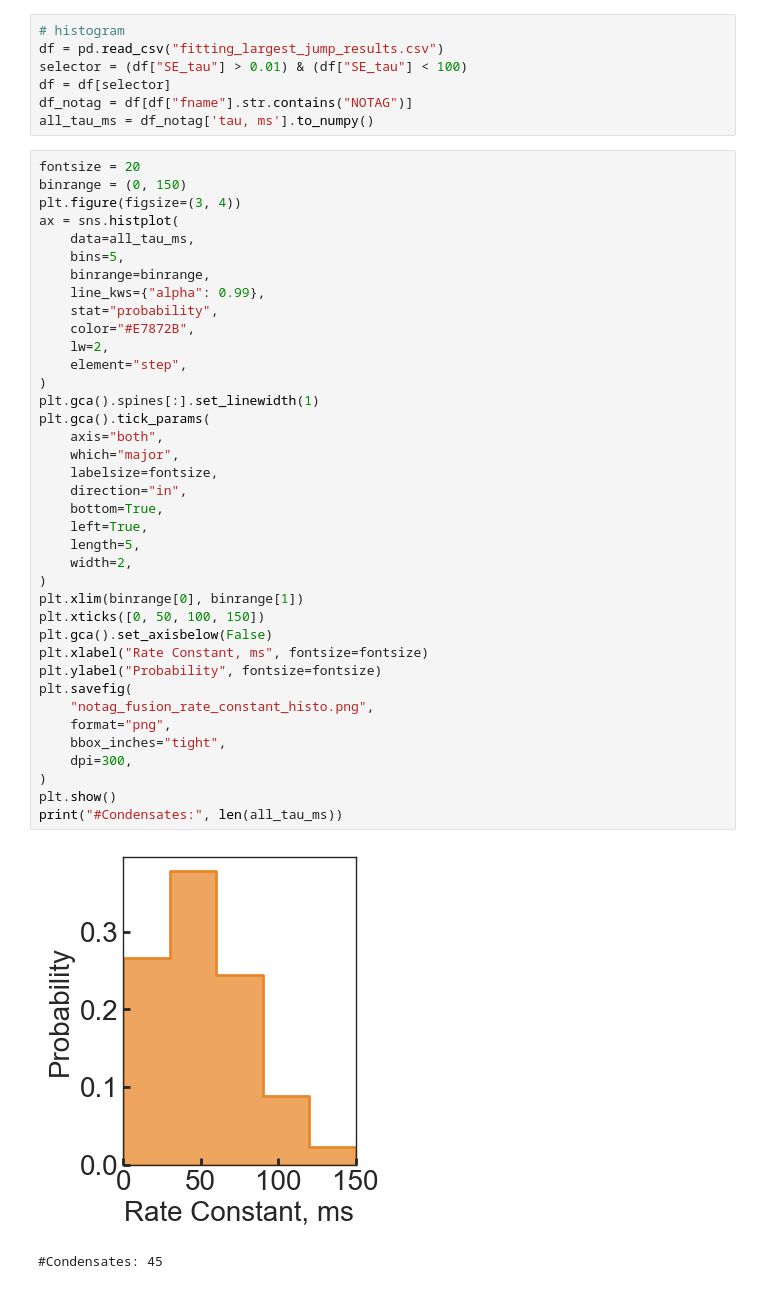
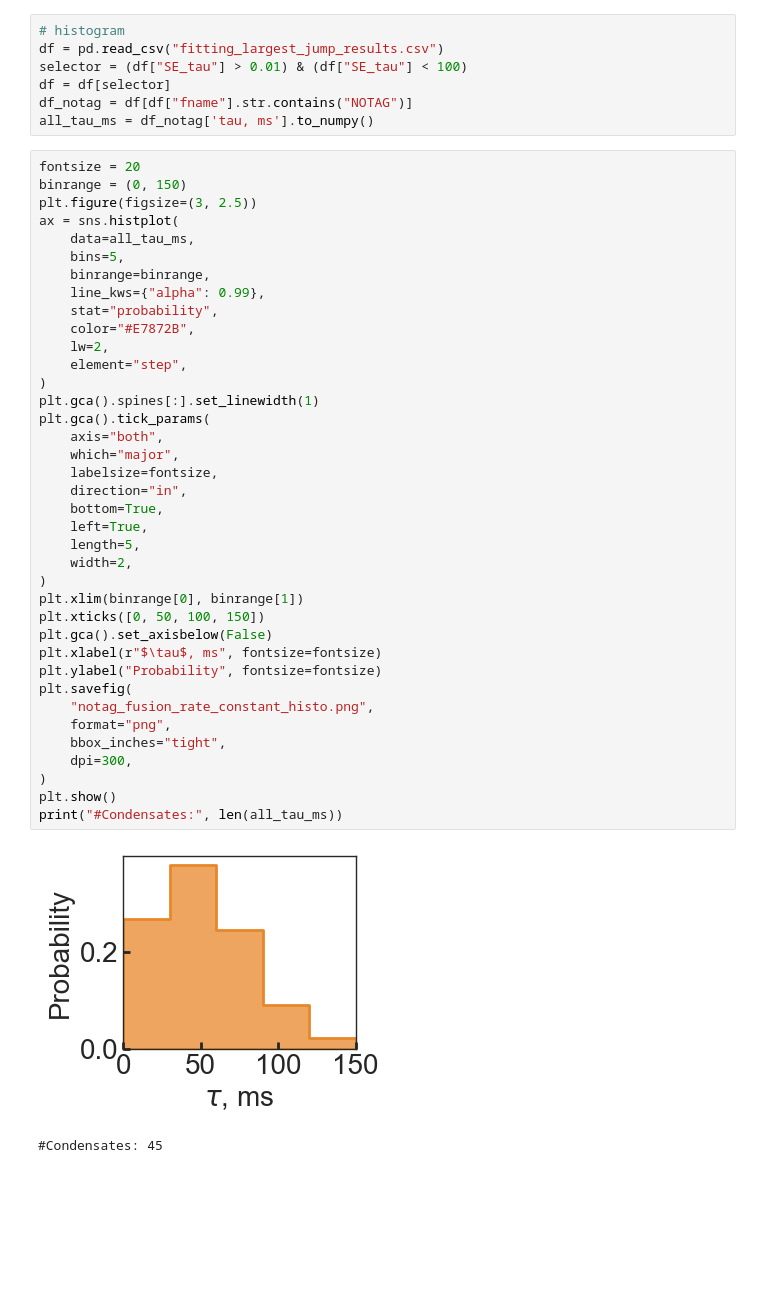
Before and after one commit to walterlab-um/intra_condensate_SPT, a Jupyter notebook: plot_paper_figure/Fig1_CTRAP_fit_histo.ipynb, the cells around one changed output. Cells and saved outputs as stored; diff of their text form; blank space fills up the shorter version.

```diff
--- a/plot_paper_figure/Fig1_CTRAP_fit_histo.ipynb
+++ b/plot_paper_figure/Fig1_CTRAP_fit_histo.ipynb
@@ -137,7 +137,7 @@ all_tau_ms = df_notag['tau, ms'].to_numpy()
 # %%
 fontsize = 20
 binrange = (0, 150)
-plt.figure(figsize=(3, 4))
+plt.figure(figsize=(3, 2.5))
 ax = sns.histplot(
     data=all_tau_ms,
     bins=5,
@@ -145,33 +145,33 @@ ax = sns.histplot(
     line_kws={"alpha": 0.99},
     stat="probability",
     color="#E7872B",
     lw=2,
     element="step",
 )
 plt.gca().spines[:].set_linewidth(1)
 plt.gca().tick_params(
     axis="both",
     which="major",
     labelsize=fontsize,
     direction="in",
     bottom=True,
     left=True,
     length=5,
     width=2,
 )
 plt.xlim(binrange[0], binrange[1])
 plt.xticks([0, 50, 100, 150])
 plt.gca().set_axisbelow(False)
-plt.xlabel("Rate Constant, ms", fontsize=fontsize)
+plt.xlabel(r"$\tau$, ms", fontsize=fontsize)
 plt.ylabel("Probability", fontsize=fontsize)
 plt.savefig(
     "notag_fusion_rate_constant_histo.png",
     format="png",
     bbox_inches="tight",
     dpi=300,
 )
 plt.show()
 print("#Condensates:", len(all_tau_ms))
 # %% [output]
-[figure, old version]
+[figure, new version]
 #Condensates: 45
```
